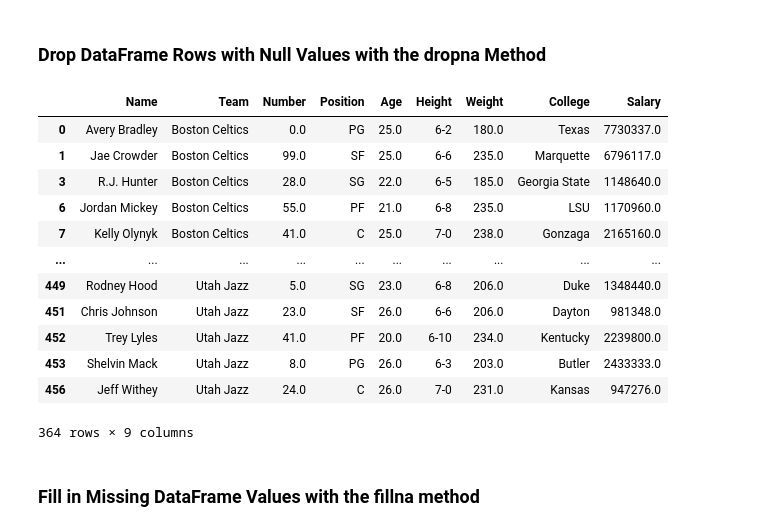
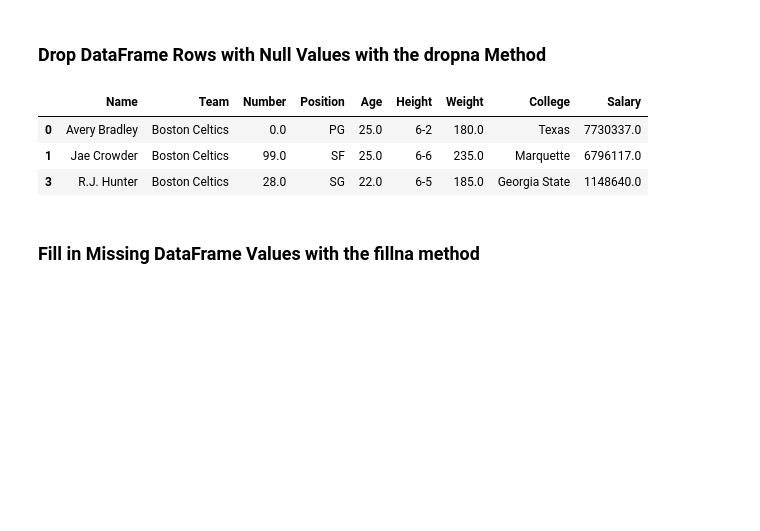
Before and after one commit to fredjo89/pandas-payground, a Jupyter notebook: 02_DataFrames_1.ipynb, the cells around one changed output. Saved outputs shown, nothing was run; the diff lists cells and outputs as text; code cells hidden in the pictures; blank space fills up the shorter version.

```diff
--- a/02_DataFrames_1.ipynb
+++ b/02_DataFrames_1.ipynb
@@ -1,8 +1,10 @@
 # %% [markdown]
 # DataFrames Introduction
 # %%
-%load_ext lab_black
+import os
+import pandas as pd
+import jupyter_black
 
-import pandas as pd
+jupyter_black.load()
 
-file_path = "/Users/fredrikjohannessen/Desktop/repositories/pandas-payground/data/"
+current_dir = os.path.dirname(os.path.abspath("__file__"))
@@ -12,3 +13,6 @@ The lab_black extension is already loaded. To reload it, use:
+# %%
+nba_path = os.path.join(current_dir, "data", "nba.csv")
+revenue_path = os.path.join(current_dir, "data", "revenue.csv")
 # %% [markdown]
 ### Methods and attributes between Series and DataFrames
 # %%
@@ -165,7 +161,7 @@ nba["Salary"] = nba["Salary"].mul(0.5)
 # %% [markdown]
 ### `value_counts()` method
 # %%
-nba = pd.read_csv(file_path + "nba.csv")
+nba = pd.read_csv(nba_path)
 nba.value_counts()  # Pretty useless
 nba["Position"].value_counts()
 # %% [output]
@@ -180,28 +176,19 @@ Name: Position, dtype: int64
 # %%
 ## nba = pd.read_csv(file_path + "nba.csv")
 nba.tail()
 
 nba.dropna()  # Drops all rows with one or more missing values
 
 nba.dropna(how="all")  # Drops rows with all values are missing
 
 nba.dropna(subset=["College"])  # Drops columns where the column College is missing
 
-nba.dropna(subset=["College", "Salary"])
+nba.dropna(subset=["College", "Salary"]).head(3)
 # %% [output]
 |  | Name | Team | Number | Position | Age | Height | Weight | College | Salary |
 | 0 | Avery Bradley | Boston Celtics | 0.0 | PG | 25.0 | 6-2 | 180.0 | Texas | 7730337.0 |
 | 1 | Jae Crowder | Boston Celtics | 99.0 | SF | 25.0 | 6-6 | 235.0 | Marquette | 6796117.0 |
 | 3 | R.J. Hunter | Boston Celtics | 28.0 | SG | 22.0 | 6-5 | 185.0 | Georgia State | 1148640.0 |
-| 6 | Jordan Mickey | Boston Celtics | 55.0 | PF | 21.0 | 6-8 | 235.0 | LSU | 1170960.0 |
-| 7 | Kelly Olynyk | Boston Celtics | 41.0 | C | 25.0 | 7-0 | 238.0 | Gonzaga | 2165160.0 |
-| ... | ... | ... | ... | ... | ... | ... | ... | ... | ... |
-| 449 | Rodney Hood | Utah Jazz | 5.0 | SG | 23.0 | 6-8 | 206.0 | Duke | 1348440.0 |
-| 451 | Chris Johnson | Utah Jazz | 23.0 | SF | 26.0 | 6-6 | 206.0 | Dayton | 981348.0 |
-| 452 | Trey Lyles | Utah Jazz | 41.0 | PF | 20.0 | 6-10 | 234.0 | Kentucky | 2239800.0 |
-| 453 | Shelvin Mack | Utah Jazz | 8.0 | PG | 26.0 | 6-3 | 203.0 | Butler | 2433333.0 |
-| 456 | Jeff Withey | Utah Jazz | 24.0 | C | 26.0 | 7-0 | 231.0 | Kansas | 947276.0 |
-364 rows × 9 columns
 # %% [markdown]
 ### Fill in Missing DataFrame Values with the fillna method
 # %%
```
Also changed, not shown: parts of 13 cells of this notebook, 2 other files.
